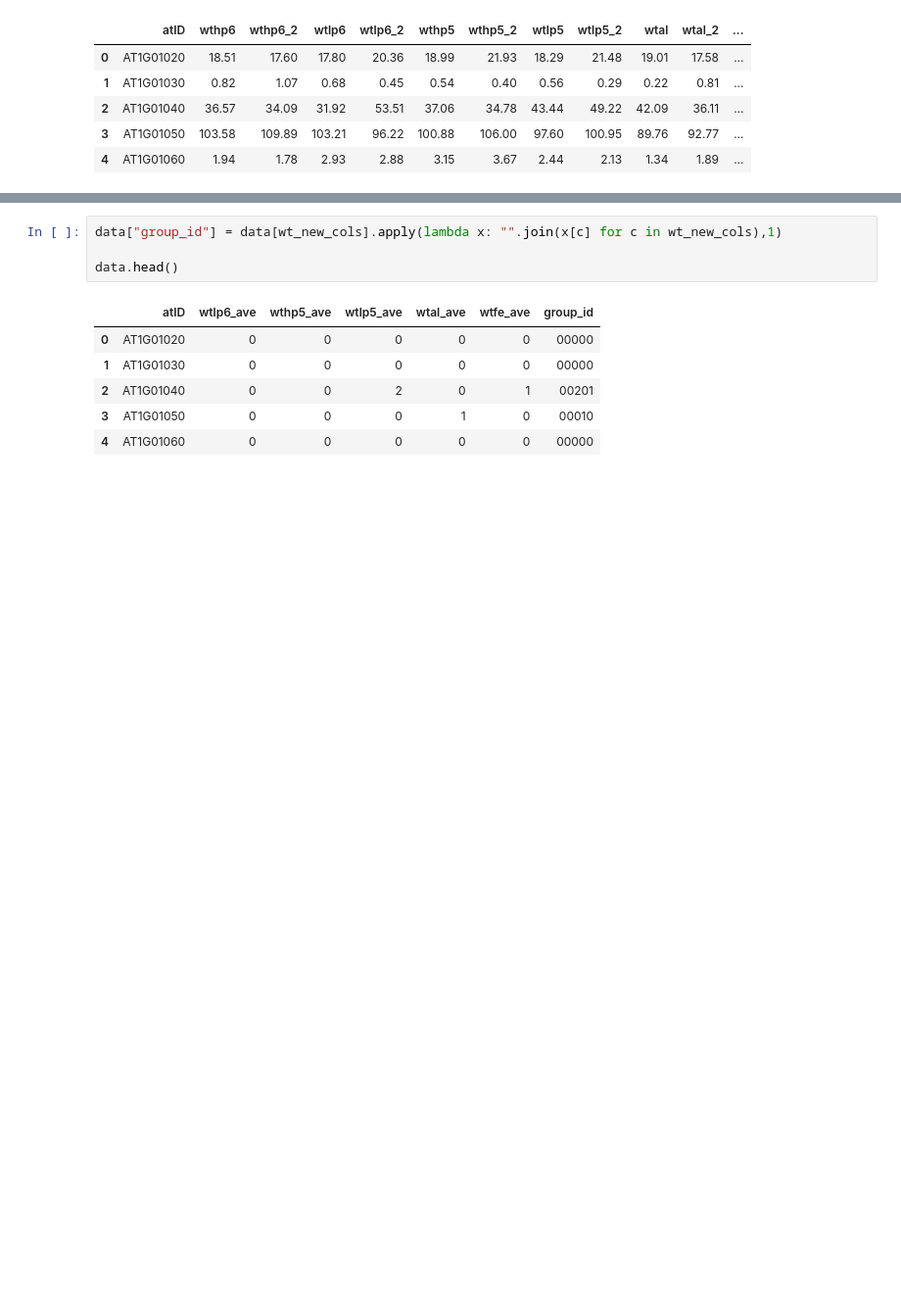
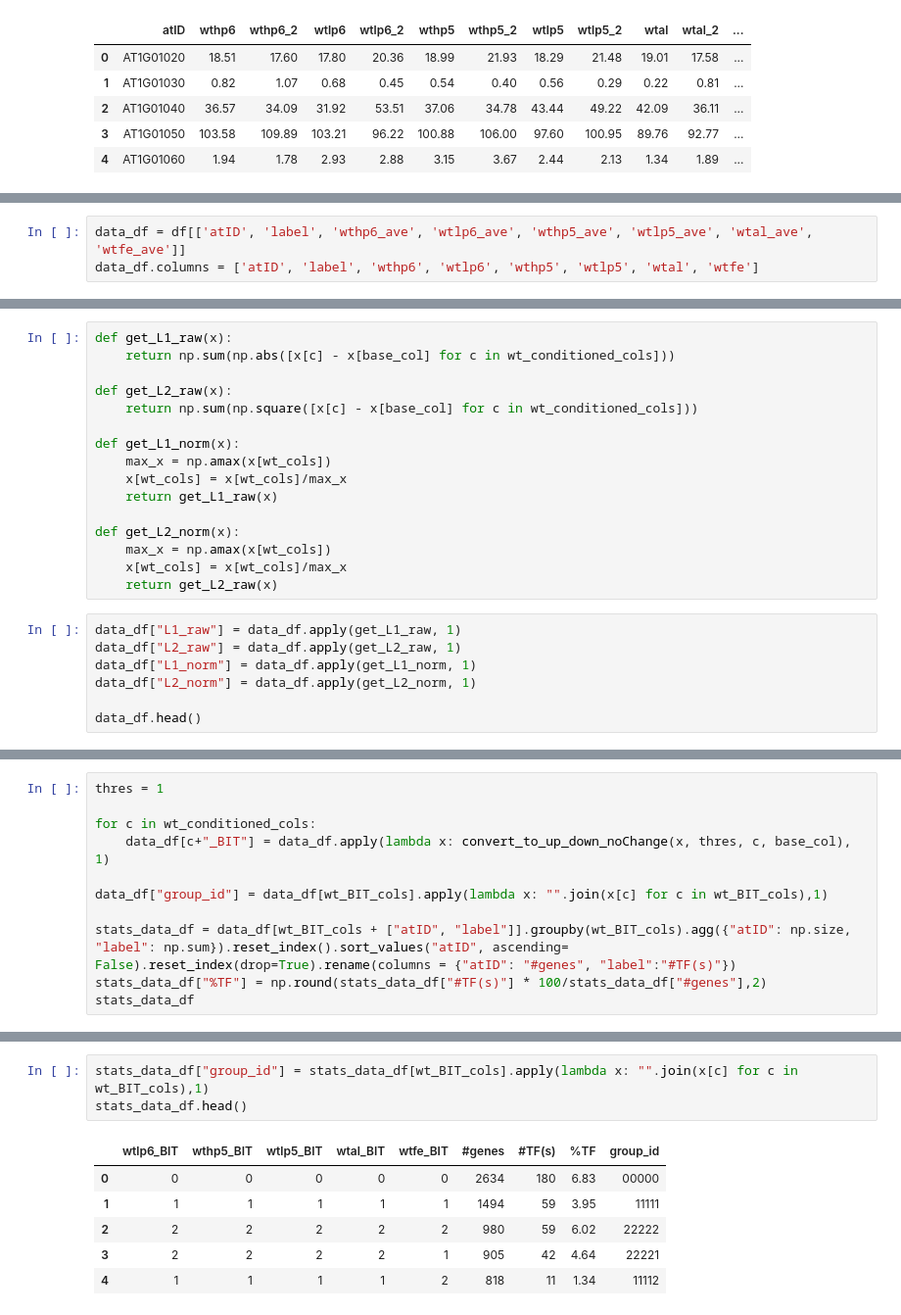
Before and after one commit to chaupmcs/plant_project, a Jupyter notebook: plant_model-UP_DOWN_NOCHANGE.ipynb, the cells around one changed output, grey strips where cells are left out. Shown: that part at 98% size. Saved outputs shown, nothing was run; the diff lists cells and outputs as text; blank space fills up the shorter version.

```diff
--- a/plant_model-UP_DOWN_NOCHANGE.ipynb
+++ b/plant_model-UP_DOWN_NOCHANGE.ipynb
@@ -110 +115,4 @@ Index(['atID', 'wthp6', 'wthp6_2', 'wtlp6', 'wtlp6_2', 'wthp5', 'wthp5_2', 'wtlp
+# %%
+data_df = df[['atID', 'label', 'wthp6_ave', 'wtlp6_ave', 'wthp5_ave', 'wtlp5_ave', 'wtal_ave', 'wtfe_ave']]
+data_df.columns = ['atID', 'label', 'wthp6', 'wtlp6', 'wthp5', 'wtlp5', 'wtal', 'wtfe']
 # %%
@@ -160,0 +127,23 @@ stats_df
+# %%
+def get_L1_raw(x):
+    return np.sum(np.abs([x[c] - x[base_col] for c in wt_conditioned_cols]))
+
+def get_L2_raw(x):
+    return np.sum(np.square([x[c] - x[base_col] for c in wt_conditioned_cols]))
+
+def get_L1_norm(x):
+    max_x = np.amax(x[wt_cols])
+    x[wt_cols] = x[wt_cols]/max_x
+    return get_L1_raw(x)
+
+def get_L2_norm(x):
+    max_x = np.amax(x[wt_cols])
+    x[wt_cols] = x[wt_cols]/max_x
+    return get_L2_raw(x)
+# %%
+data_df["L1_raw"] = data_df.apply(get_L1_raw, 1)
+data_df["L2_raw"] = data_df.apply(get_L2_raw, 1)
+data_df["L1_norm"] = data_df.apply(get_L1_norm, 1)
+data_df["L2_norm"] = data_df.apply(get_L2_norm, 1)
+
+data_df.head()
@@ -160,0 +163,11 @@ stats_df
+# %%
+thres = 1
+
+for c in wt_conditioned_cols:
+    data_df[c+"_BIT"] = data_df.apply(lambda x: convert_to_up_down_noChange(x, thres, c, base_col), 1)
+
+data_df["group_id"] = data_df[wt_BIT_cols].apply(lambda x: "".join(x[c] for c in wt_BIT_cols),1)
+
+stats_data_df = data_df[wt_BIT_cols + ["atID", "label"]].groupby(wt_BIT_cols).agg({"atID": np.size, "label": np.sum}).reset_index().sort_values("atID", ascending= False).reset_index(drop=True).rename(columns = {"atID": "#genes", "label":"#TF(s)"})
+stats_data_df["%TF"] = np.round(stats_data_df["#TF(s)"] * 100/stats_data_df["#genes"],2)
+stats_data_df
@@ -161,11 +192,10 @@ stats_df
 # %%
-data["group_id"] = data[wt_new_cols].apply(lambda x: "".join(x[c] for c in wt_new_cols),1)
-
-data.head()
+stats_data_df["group_id"] = stats_data_df[wt_BIT_cols].apply(lambda x: "".join(x[c] for c in wt_BIT_cols),1)
+stats_data_df.head()
 # %% [output]
-|  | atID | wtlp6_ave | wthp5_ave | wtlp5_ave | wtal_ave | wtfe_ave | group_id |
-| 0 | AT1G01020 | 0 | 0 | 0 | 0 | 0 | 00000 |
-| 1 | AT1G01030 | 0 | 0 | 0 | 0 | 0 | 00000 |
-| 2 | AT1G01040 | 0 | 0 | 2 | 0 | 1 | 00201 |
-| 3 | AT1G01050 | 0 | 0 | 0 | 1 | 0 | 00010 |
-| 4 | AT1G01060 | 0 | 0 | 0 | 0 | 0 | 00000 |
+|  | wtlp6_BIT | wthp5_BIT | wtlp5_BIT | wtal_BIT | wtfe_BIT | #genes | #TF(s) | %TF | group_id |
+| 0 | 0 | 0 | 0 | 0 | 0 | 2634 | 180 | 6.83 | 00000 |
+| 1 | 1 | 1 | 1 | 1 | 1 | 1494 | 59 | 3.95 | 11111 |
+| 2 | 2 | 2 | 2 | 2 | 2 | 980 | 59 | 6.02 | 22222 |
+| 3 | 2 | 2 | 2 | 2 | 1 | 905 | 42 | 4.64 | 22221 |
+| 4 | 1 | 1 | 1 | 1 | 2 | 818 | 11 | 1.34 | 11112 |
```
Also changed, not shown: parts of 18 cells of this notebook.
